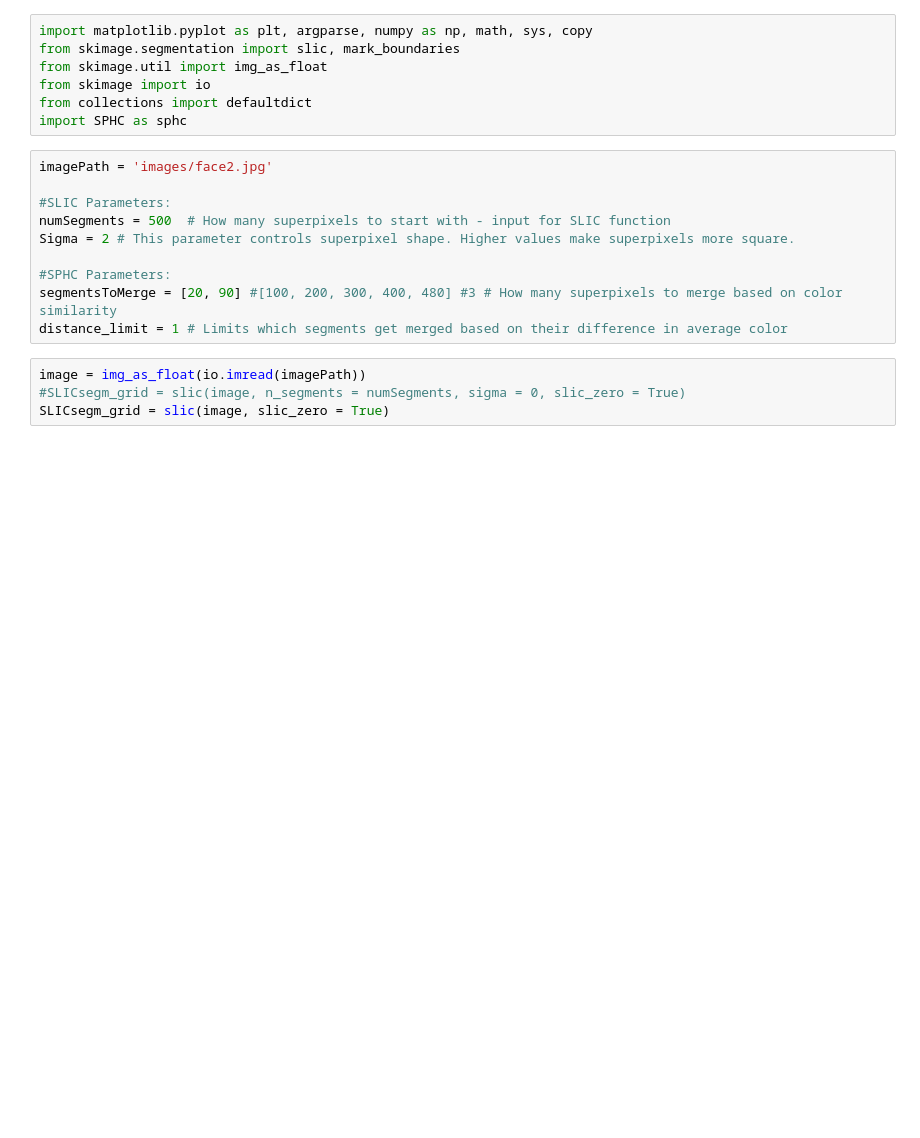
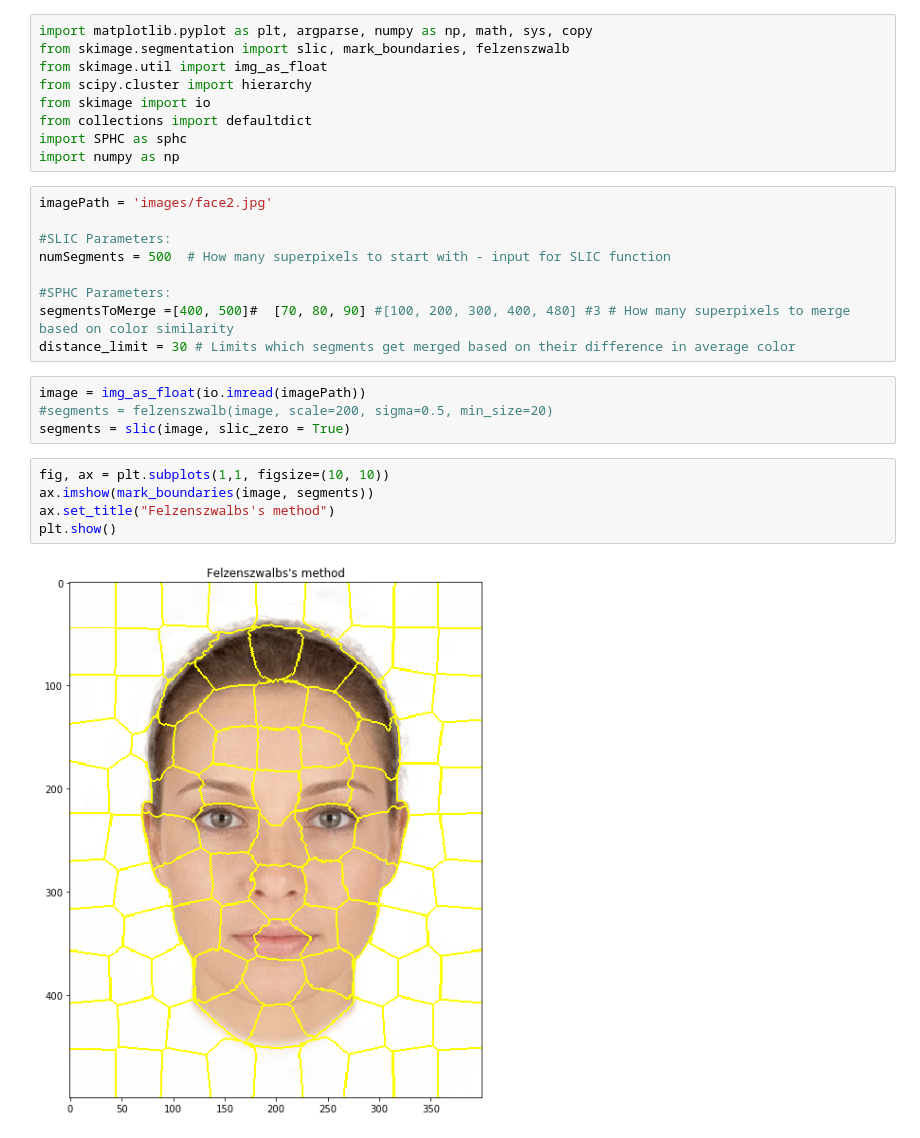
Before and after one commit to falreis/image-segm, a Jupyter notebook: code/segmentation.ipynb, the cells around one changed output. Saved outputs shown, nothing was run; the diff lists cells and outputs as text; blank space fills up the shorter version.

```diff
--- a/code/segmentation.ipynb
+++ b/code/segmentation.ipynb
@@ -1,21 +1,29 @@
 # %%
 import matplotlib.pyplot as plt, argparse, numpy as np, math, sys, copy
-from skimage.segmentation import slic, mark_boundaries
+from skimage.segmentation import slic, mark_boundaries, felzenszwalb
 from skimage.util import img_as_float
+from scipy.cluster import hierarchy
 from skimage import io
 from collections import defaultdict
 import SPHC as sphc
+import numpy as np
 # %%
 imagePath = 'images/face2.jpg'
 
 #SLIC Parameters:
 numSegments = 500  # How many superpixels to start with - input for SLIC function
-Sigma = 2 # This parameter controls superpixel shape. Higher values make superpixels more square.
 
 #SPHC Parameters:
-segmentsToMerge = [20, 90] #[100, 200, 300, 400, 480] #3 # How many superpixels to merge based on color similarity
-distance_limit = 1 # Limits which segments get merged based on their difference in average color
+segmentsToMerge =[400, 500]#  [70, 80, 90] #[100, 200, 300, 400, 480] #3 # How many superpixels to merge based on color similarity
+distance_limit = 30 # Limits which segments get merged based on their difference in average color
 # %%
 image = img_as_float(io.imread(imagePath))
-#SLICsegm_grid = slic(image, n_segments = numSegments, sigma = 0, slic_zero = True)
-SLICsegm_grid = slic(image, slic_zero = True)
+#segments = felzenszwalb(image, scale=200, sigma=0.5, min_size=20)
+segments = slic(image, slic_zero = True)
+# %%
+fig, ax = plt.subplots(1,1, figsize=(10, 10))
+ax.imshow(mark_boundaries(image, segments))
+ax.set_title("Felzenszwalbs's method")
+plt.show()
+# %% [output]
+[figure, added]
```
Also changed, not shown: parts of 4 cells of this notebook, 8 other files.
